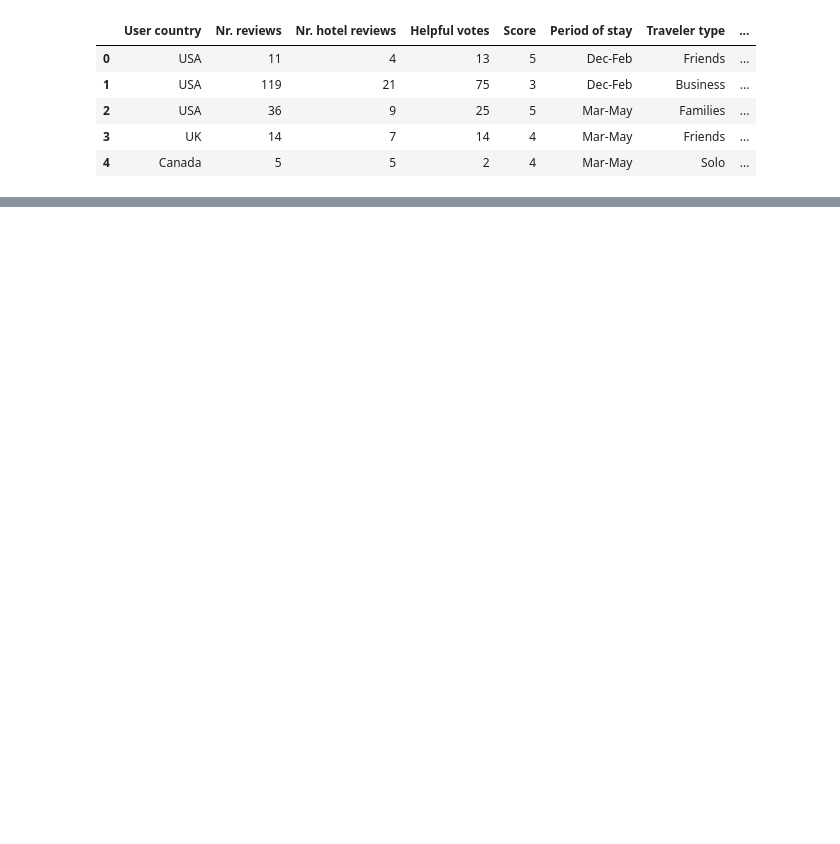
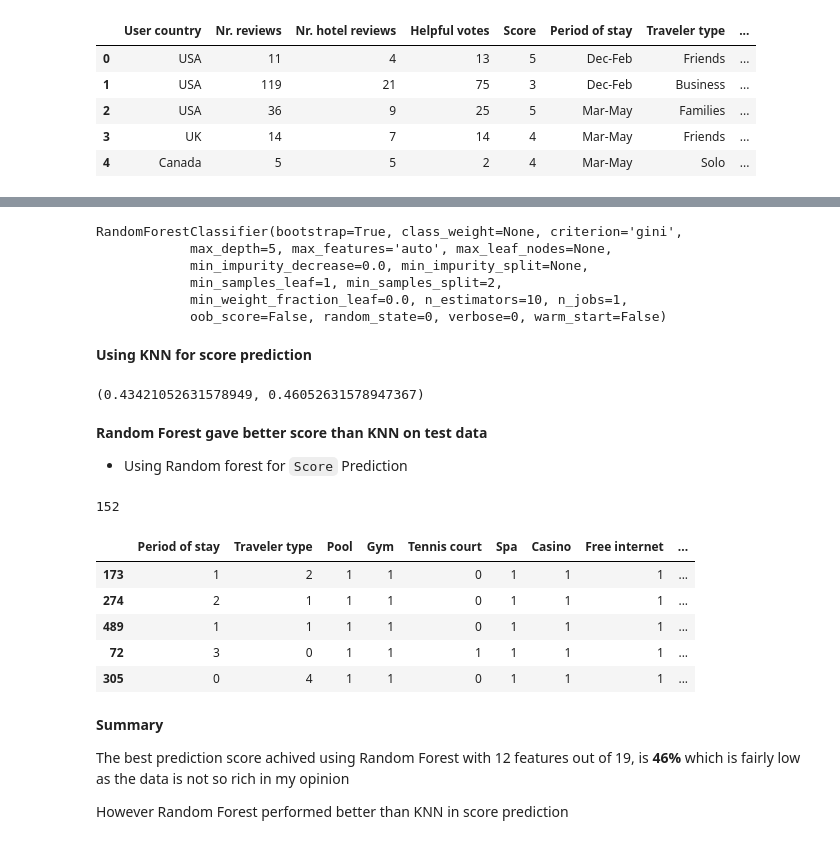
Before and after one commit to akshi8/Trip_Advisor_Reviews_LasVegas, a Jupyter notebook: code/EDA.ipynb, the cells around one changed output, grey strips where cells are left out. Drawn from its saved outputs; the diff is of its cells as text; code cells hidden in the pictures; blank space fills up the shorter version.

```diff
--- a/code/EDA.ipynb
+++ b/code/EDA.ipynb
@@ -47,0 +120,19 @@ pd.plotting.scatter_matrix(data,
+# %%
+##Applying random forest classifier on features to class
+
+## Using feature selection pipeline and classification
+
+from sklearn.ensemble import RandomForestClassifier
+from sklearn.svm import LinearSVC
+from sklearn.pipeline import Pipeline
+from sklearn.feature_selection import SelectFromModel
+from sklearn.feature_selection import RFE
+from sklearn.linear_model import Ridge
+
+
+rfe = RFE(estimator = Ridge(), n_features_to_select = 12)
+rfe.fit(X_train, y_train)
+feature_list = pd.DataFrame({'col':list(X_train.columns.values),'sel':list(rfe.support_ *1)})
+print("*Most contributing features in Score*")
+
+print(feature_list[feature_list.sel==1].col.values)
@@ -47,0 +144,4 @@ pd.plotting.scatter_matrix(data,
+# %%
+## Subset train data based on selected features
+X_sel = pd.DataFrame(X_train, columns=(feature_list[feature_list.sel==1].col.values))
+X_sel_t = pd.DataFrame(X_test, columns=(feature_list[feature_list.sel==1].col.values))
@@ -47,0 +154,46 @@ pd.plotting.scatter_matrix(data,
+# %%
+clf = RandomForestClassifier(max_depth=5, random_state=0)
+clf.fit(X_sel, y_train)
+# %% [output]
+RandomForestClassifier(bootstrap=True, class_weight=None, criterion='gini',
+            max_depth=5, max_features='auto', max_leaf_nodes=None,
+            min_impurity_decrease=0.0, min_impurity_split=None,
+            min_samples_leaf=1, min_samples_split=2,
+            min_weight_fraction_leaf=0.0, n_estimators=10, n_jobs=1,
+            oob_score=False, random_state=0, verbose=0, warm_start=False)
+# %% [markdown]
+**Using KNN for score prediction**
+# %%
+from sklearn.neighbors import KNeighborsClassifier
+
+knn = KNeighborsClassifier(n_neighbors=10)
+knn.fit(X_sel, y_train)
+knn.score(X_sel_t, y_test),clf.score(X_sel_t, y_test)
+# %% [output]
+(0.43421052631578949, 0.46052631578947367)
+# %% [markdown]
+**Random Forest gave better score than KNN on test data**
+* Using Random forest for `Score` Prediction
+# %%
+p = (list(clf.predict(X_sel_t)))
+len(p)
+# %% [output]
+152
+# %%
+Predictions = X_sel_t
+Predictions['Original_Score']= y_test
+Predictions['pred_score'] = p
+Predictions.head()
+# %% [output]
+|  | Period of stay | Traveler type | Pool | Gym | Tennis court | Spa | Casino | Free internet | ... |
+| 173 | 1 | 2 | 1 | 1 | 0 | 1 | 1 | 1 | ... |
+| 274 | 2 | 1 | 1 | 1 | 0 | 1 | 1 | 1 | ... |
+| 489 | 1 | 1 | 1 | 1 | 0 | 1 | 1 | 1 | ... |
+| 72 | 3 | 0 | 1 | 1 | 1 | 1 | 1 | 1 | ... |
+| 305 | 0 | 4 | 1 | 1 | 0 | 1 | 1 | 1 | ... |
+# %% [markdown]
+**Summary**
+
+The best prediction score achived using Random Forest with 12 features out of 19, is **46%** which is fairly low as the data is not so rich in my opinion
+
+However Random Forest performed better than KNN in score prediction
```
Also changed, not shown: parts of 13 cells of this notebook.
